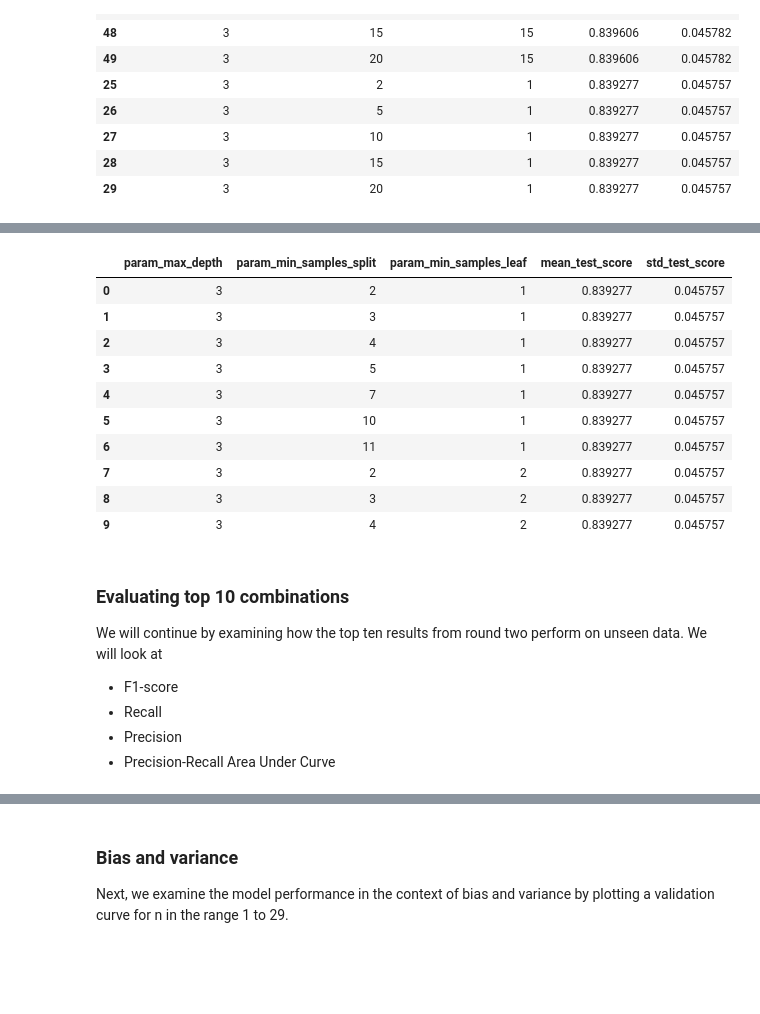
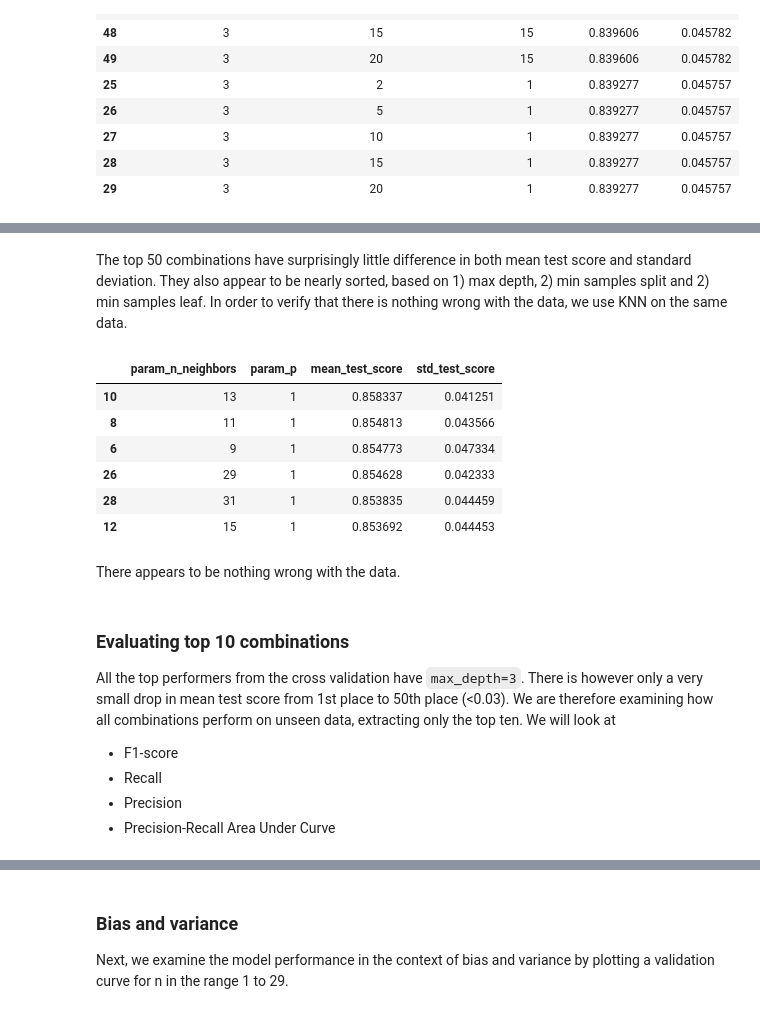
Before and after one commit to magnuis/ai_applied_to_engineering, a Jupyter notebook: project_part_2/decision_tree.ipynb, the cells around one changed output, grey strips where cells are left out. Saved outputs shown, nothing was run; the diff lists cells and outputs as text; code cells hidden in the pictures; blank space fills up the shorter version.

```diff
--- a/project_part_2/decision_tree.ipynb
+++ b/project_part_2/decision_tree.ipynb
@@ -70,7 +70,7 @@ from sklearn.model_selection import validation_curve
 # %%
 prep = Preprocessor()
 
-X_train, X_test, y_train, y_test = prep.get_data(test_size=0.25, impute_method='knn', remove_outliers=True, scaling_method=None)
+X_train, X_test, y_train, y_test = prep.get_data(test_size=0.25, impute_method='knn', remove_outliers=True, scaling_method='standard')
 
 X_train.head()
 # %% [output]
@@ -175,34 +159,41 @@ param_grid = {
+# %% [markdown]
+The top 50 combinations have surprisingly little difference in both mean test score and standard deviation. They also appear to be nearly sorted, based on 1) max depth, 2) min samples split and 2) min samples leaf. In order to verify that there is nothing wrong with the data, we use KNN on the same data.
 # %%
+from sklearn.neighbors import KNeighborsClassifier
+
+# Define the parameter grid
+param_grid_knn = {
+    'n_neighbors': np.arange(3, 32, 2),
+    'p': [1, 2]
+}
 
 # Define model
-rf = DecisionTreeClassifier(random_state=42)
+knn = KNeighborsClassifier()
 
 # Perform grid search
-grid_search = GridSearchCV(rf, param_grid, cv=5, scoring='f1', return_train_score=True)
-grid_search.fit(X_train, y_train)
+grid_search_knn = GridSearchCV(knn, param_grid_knn, cv=5, scoring='f1', return_train_score=True)
+grid_search_knn.fit(X_train, y_train)
 
-# Extract the five best iterations, based on mean F1 score
-results = pd.DataFrame(grid_search.cv_results_)
-top_10 = results.nlargest(10, 'mean_test_score')
+# Extract the six best iterations, based on mean F1 score
+results_knn = pd.DataFrame(grid_search_knn.cv_results_)
+top_6_knn = results_knn.nlargest(6, 'mean_test_score')
 # Extract only the interesting columns from the DataFrame
-top_10 = top_10[['param_max_depth', 'param_min_samples_split', 'param_min_samples_leaf', 'mean_test_score', 'std_test_score']]
+top_6_knn = top_6_knn[['param_n_neighbors', 'param_p', 'mean_test_score', 'std_test_score']]
 
-top_10
+top_6_knn
 # %% [output]
-|  | param_max_depth | param_min_samples_split | param_min_samples_leaf | mean_test_score | std_test_score |
-| 0 | 3 | 2 | 1 | 0.839277 | 0.045757 |
-| 1 | 3 | 3 | 1 | 0.839277 | 0.045757 |
-| 2 | 3 | 4 | 1 | 0.839277 | 0.045757 |
-| 3 | 3 | 5 | 1 | 0.839277 | 0.045757 |
-| 4 | 3 | 7 | 1 | 0.839277 | 0.045757 |
-| 5 | 3 | 10 | 1 | 0.839277 | 0.045757 |
-| 6 | 3 | 11 | 1 | 0.839277 | 0.045757 |
-| 7 | 3 | 2 | 2 | 0.839277 | 0.045757 |
-| 8 | 3 | 3 | 2 | 0.839277 | 0.045757 |
-| 9 | 3 | 4 | 2 | 0.839277 | 0.045757 |
+|  | param_n_neighbors | param_p | mean_test_score | std_test_score |
+| 10 | 13 | 1 | 0.858337 | 0.041251 |
+| 8 | 11 | 1 | 0.854813 | 0.043566 |
+| 6 | 9 | 1 | 0.854773 | 0.047334 |
+| 26 | 29 | 1 | 0.854628 | 0.042333 |
+| 28 | 31 | 1 | 0.853835 | 0.044459 |
+| 12 | 15 | 1 | 0.853692 | 0.044453 |
+# %% [markdown]
+There appears to be nothing wrong with the data.
 # %% [markdown]
 ### Evaluating top 10 combinations
-We will continue by examining how the top ten results from round two perform on unseen data. We will look at
+All the top performers from the cross validation have `max_depth=3`. There is however only a very small drop in mean test score from 1st place to 50th place (<0.03). We are therefore examining how all combinations perform on unseen data, extracting only the top ten. We will look at
 - F1-score
 - Recall
 - Precision
```
Also changed, not shown: parts of 12 cells of this notebook, 8 other files.
